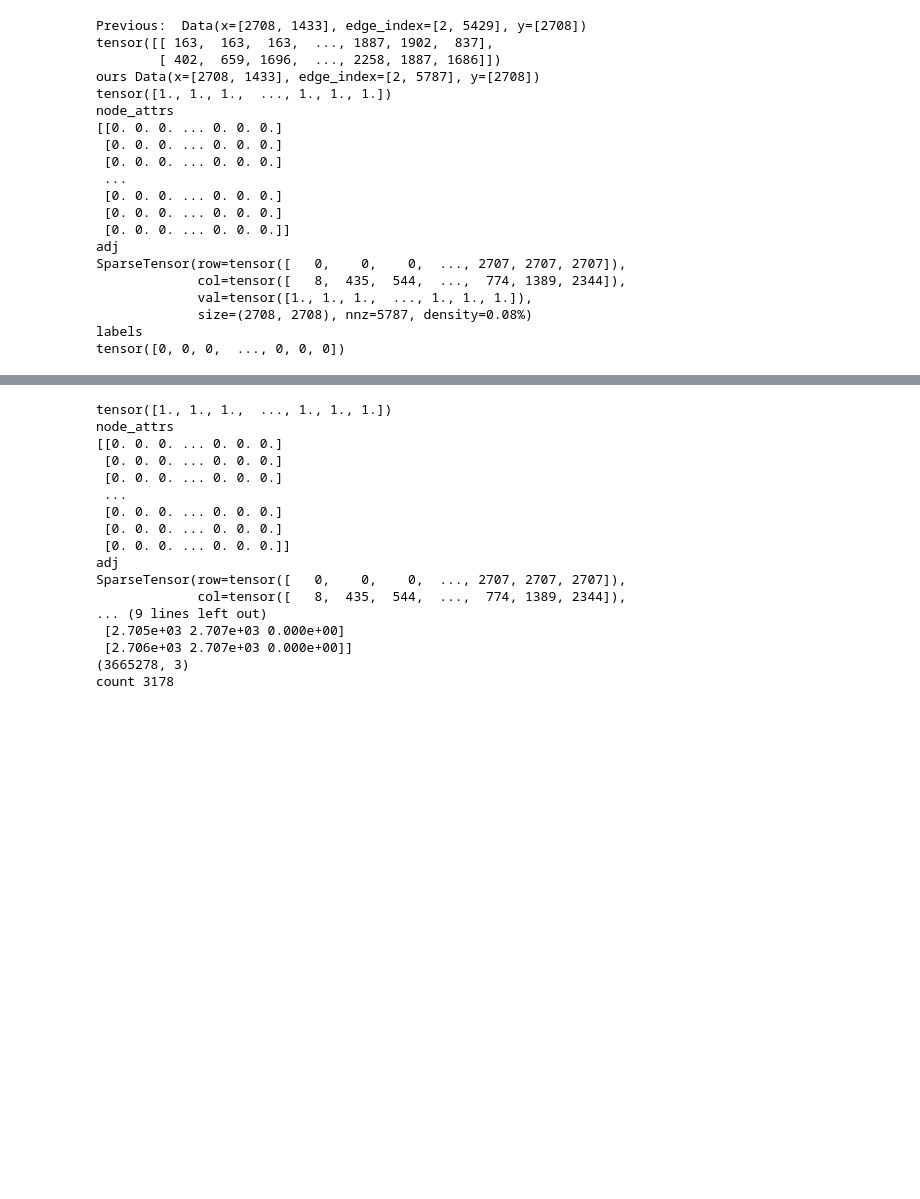
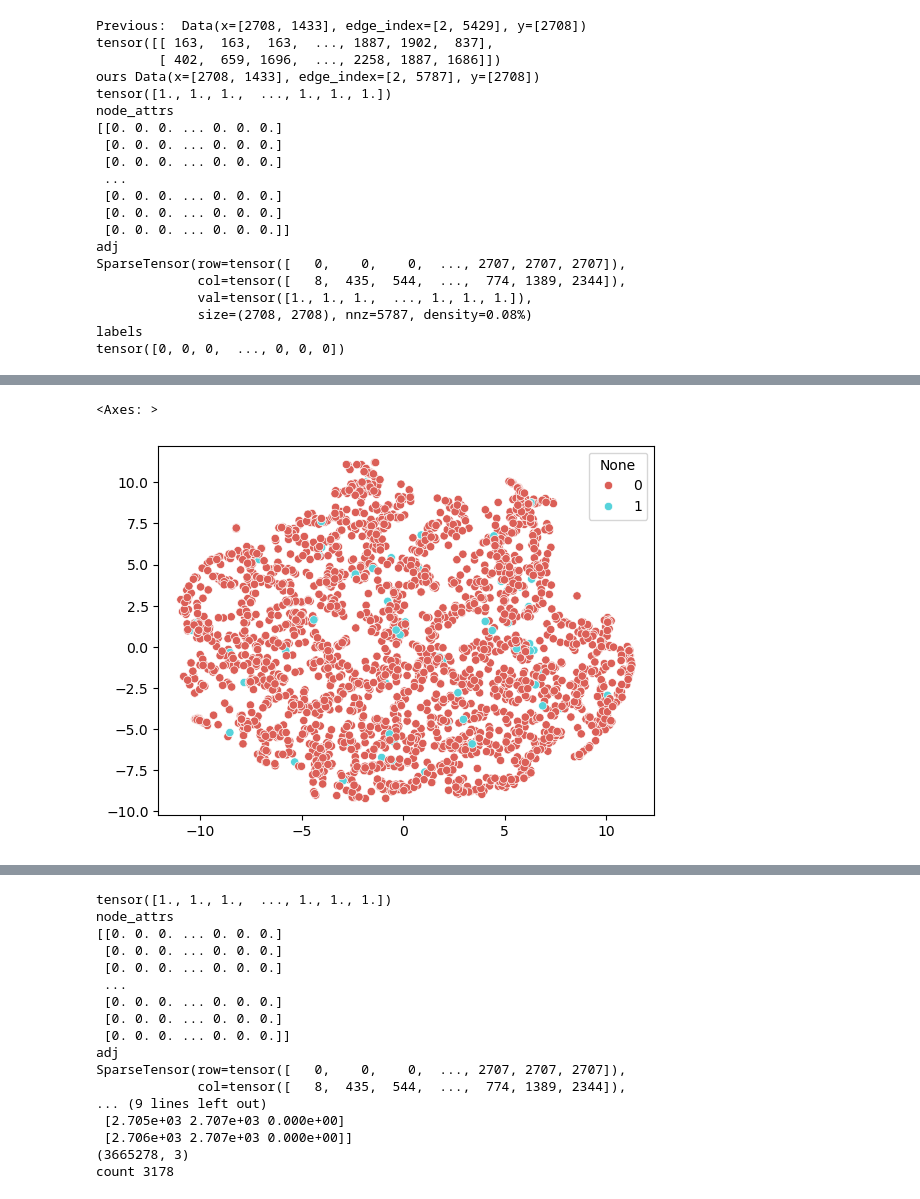
Before and after one commit to Grace-Melchiors/AAU-Dat6-Poison-GAD, a Jupyter notebook: Defence/GraceTest.ipynb, the cells around one changed output, grey strips where cells are left out. Saved outputs shown, nothing was run; the diff lists cells and outputs as text; code cells hidden in the pictures; blank space fills up the shorter version.

```diff
--- a/Defence/GraceTest.ipynb
+++ b/Defence/GraceTest.ipynb
@@ -107,0 +222,18 @@ tensor([0, 0, 0,  ..., 0, 0, 0])
+# %%
+# df_subset['tsne-2d-one'] = tsne_results[:,0]
+# df_subset['tsne-2d-two'] = tsne_results[:,1]
+
+# plt.figure(figsize=(16,10))
+# sns.scatterplot(
+#     x="tsne-2d-one", y="tsne-2d-two",
+#     hue="y",
+#     palette=sns.color_palette("hls", 10),
+#     data=df_subset,
+#     legend="full",
+#     alpha=0.3
+# )
+
+sns.scatterplot(x=tsne_results[:,0], y=tsne_results[:,1], hue=data.y, legend='full', palette=sns.color_palette("hls", 2))
+# %% [output]
+<Axes: >
+[figure, added]
```
Also changed, not shown: parts of 10 cells of this notebook, 2 other files.
